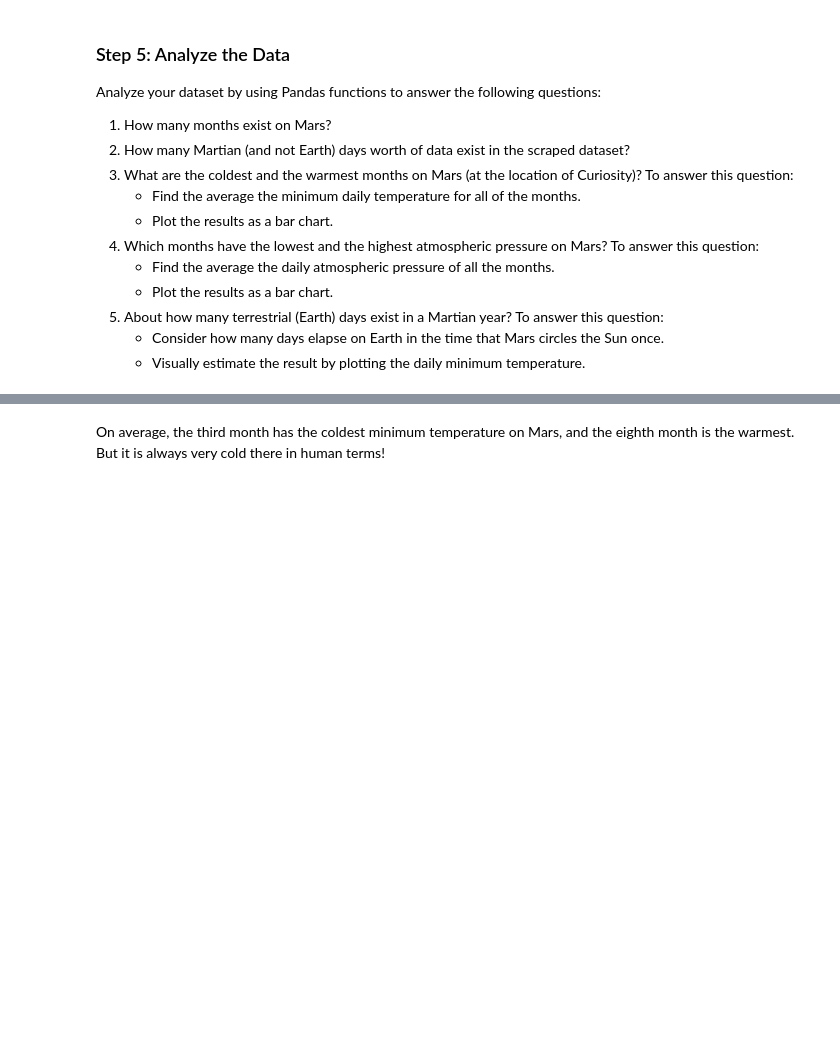
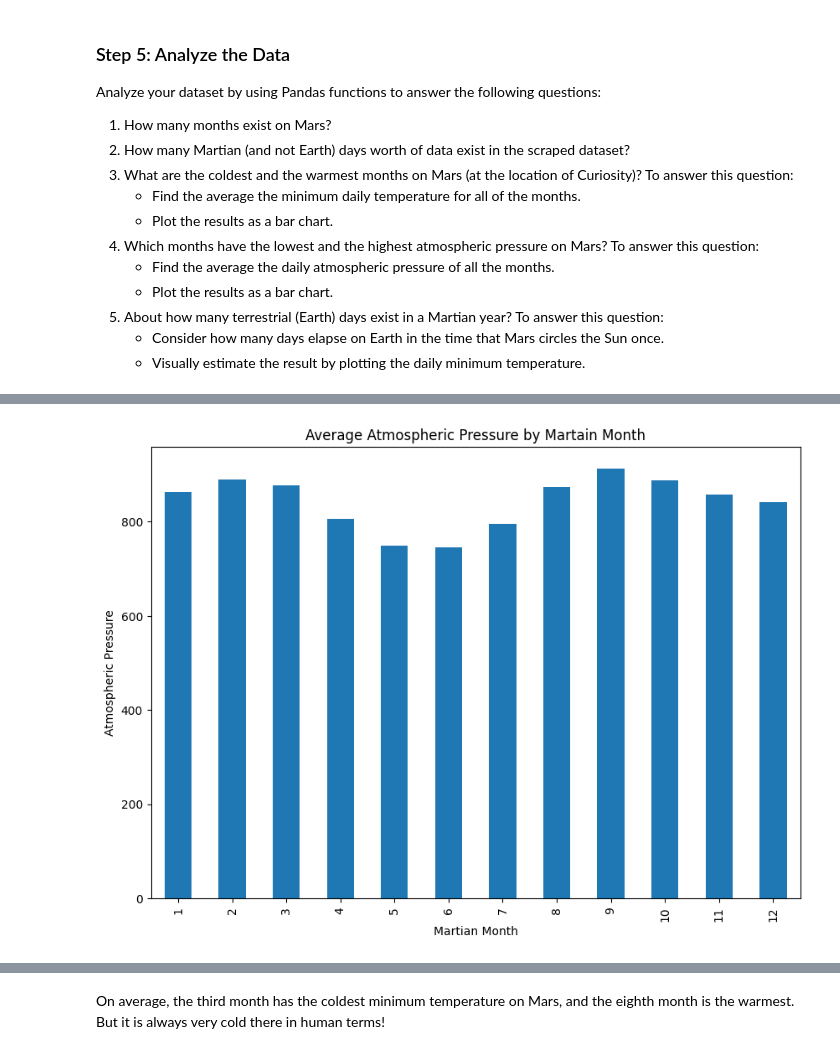
Before and after one commit to MissKay535/web_scraping_challenge, a Jupyter notebook: Mars_weather/part_2_mars_weather.ipynb, the cells around one changed output, grey strips where cells are left out. Drawn from its saved outputs; the diff is of its cells as text; code cells hidden in the pictures; blank space fills up the shorter version.

```diff
--- a/Mars_weather/part_2_mars_weather.ipynb
+++ b/Mars_weather/part_2_mars_weather.ipynb
@@ -151,3 +302,7 @@ Name: min_temp, dtype: float64
 # %%
 # 4. Average pressure by Martian month
+avg_pressure = mars_weather_df[['month', 'pressure']].groupby('month').mean()
+
+# Display results
+avg_pressure
 # %% [output]
@@ -175,0 +323,16 @@ Name: pressure, dtype: float64
+# %%
+# Plot the average pressure by month
+Fig3 = avg_pressure.plot(kind='bar', figsize=(10,7), legend=False)
+
+# Set axis labels and chart title
+plt.xlabel("Martian Month")
+plt.ylabel("Atmospheric Pressure")
+plt.title("Average Atmospheric Pressure by Martain Month")
+
+# Save the chart image
+plt.savefig("../Results/Fig3.png")
+
+# Show the chart
+plt.show()
+# %% [output]
+[figure, added]
```
Also changed, not shown: parts of 27 cells of this notebook, 7 other files.
